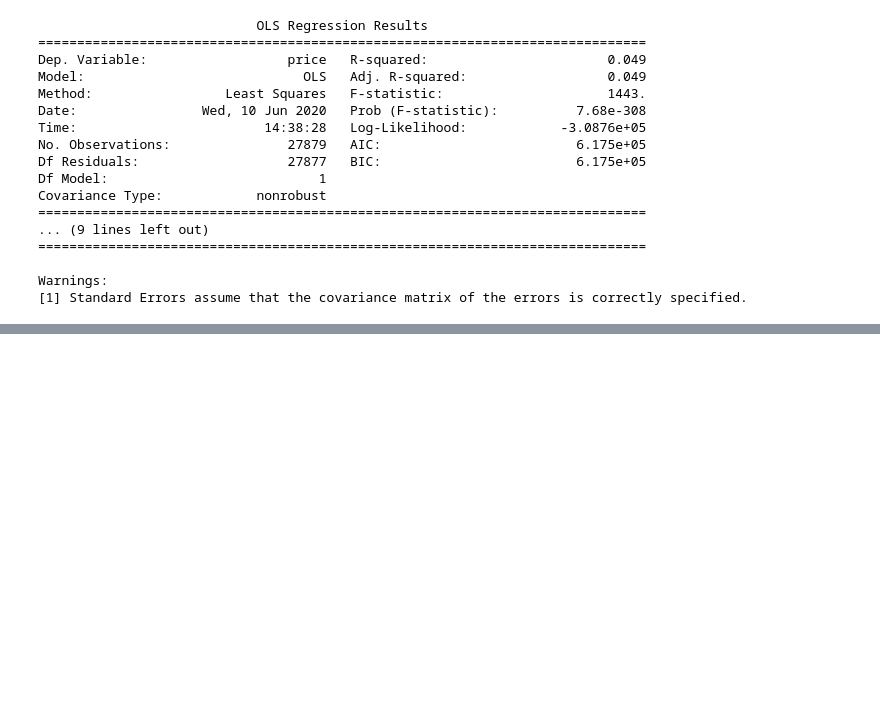
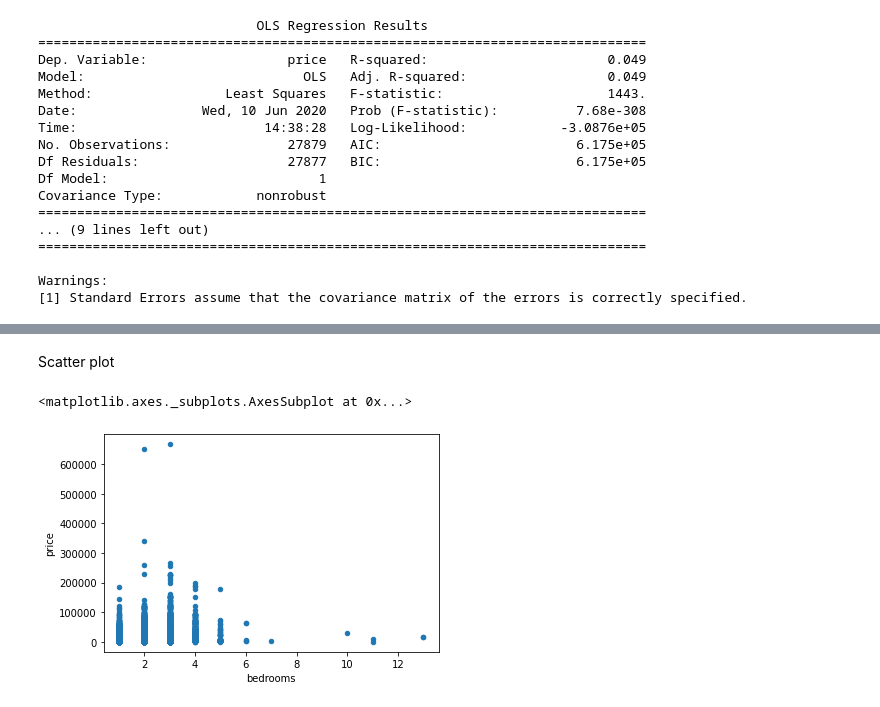
Before and after one commit to rpasquini/econometrics_and_causality, a Jupyter notebook: OLS_Terrenos.ipynb, the cells around one changed output, grey strips where cells are left out. Drawn from its saved outputs; the diff is of its cells as text; code cells hidden in the pictures; blank space fills up the shorter version.

```diff
--- a/OLS_Terrenos.ipynb
+++ b/OLS_Terrenos.ipynb
@@ -52,0 +68,7 @@ Warnings:
+# %% [markdown]
+Scatter plot
+# %%
+variables.loc[variables['bedrooms']>0].plot.scatter(x='bedrooms',  y='price')
+# %% [output]
+<matplotlib.axes._subplots.AxesSubplot at 0x...>
+[figure, added]
```
Also changed, not shown: parts of 5 cells of this notebook.
